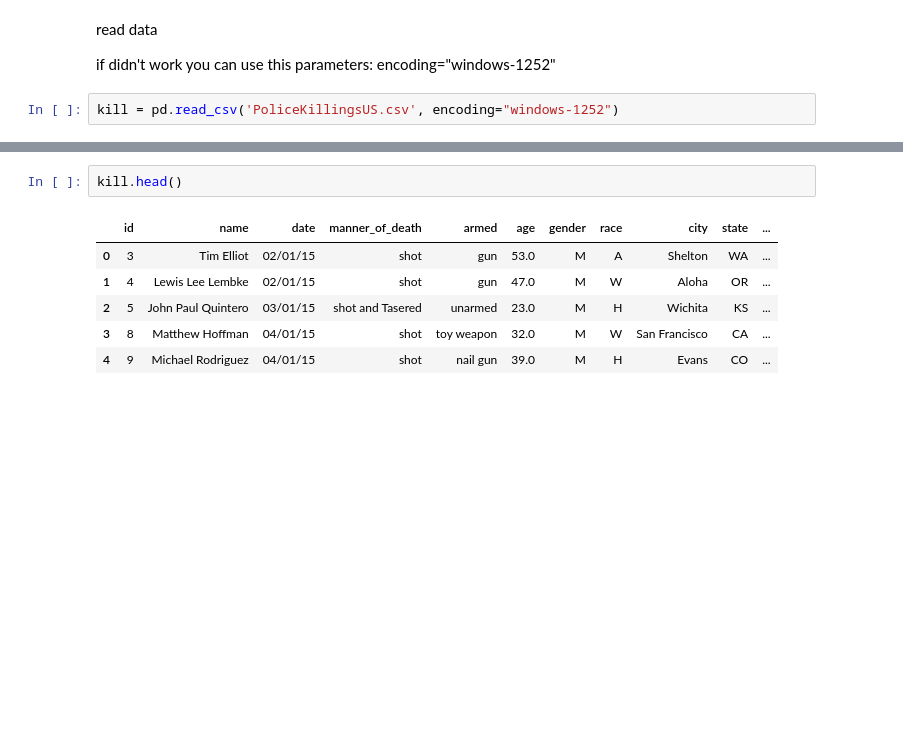
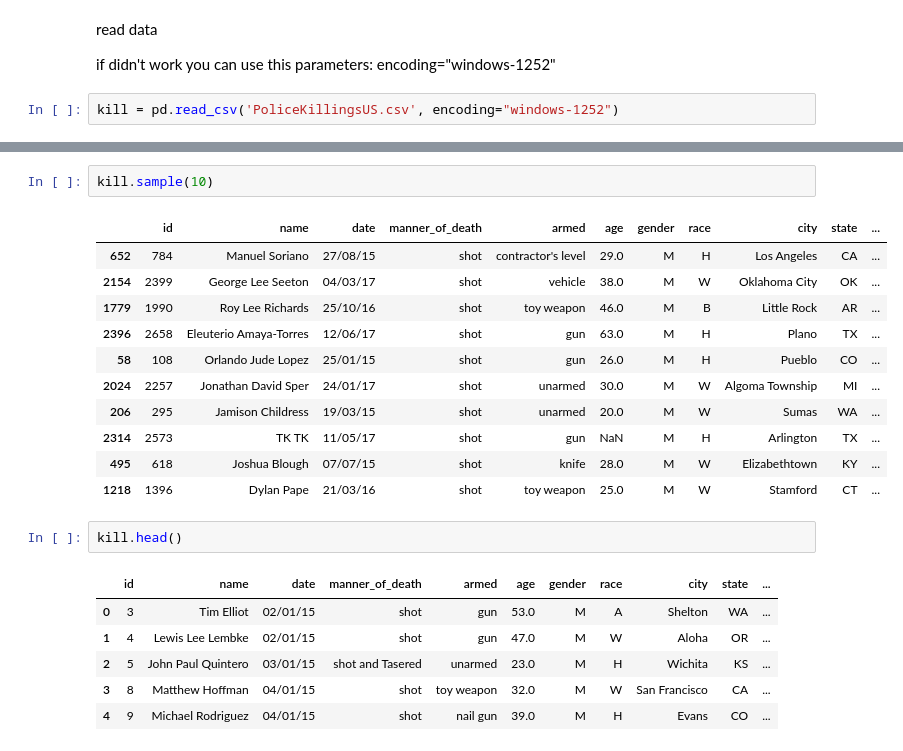
Before and after one commit to MehmetAltinkurt/Data_Science_Assignments, a Jupyter notebook: DVwPY/Assignment-2 (PoliceKillingUS-Seaborn) student.ipynb, the cells around one changed output, grey strips where cells are left out. Drawn from its saved outputs; the diff is of its cells as text; blank space fills up the shorter version.

```diff
--- a/DVwPY/Assignment-2 (PoliceKillingUS-Seaborn) student.ipynb
+++ b/DVwPY/Assignment-2 (PoliceKillingUS-Seaborn) student.ipynb
@@ -27,3 +47,17 @@ kill = pd.read_csv('PoliceKillingsUS.csv', encoding="windows-1252")
+# %%
+kill.sample(10)
+# %% [output]
+|  | id | name | date | manner_of_death | armed | age | gender | race | city | state | ... |
+| 652 | 784 | Manuel Soriano | 27/08/15 | shot | contractor's level | 29.0 | M | H | Los Angeles | CA | ... |
+| 2154 | 2399 | George Lee Seeton | 04/03/17 | shot | vehicle | 38.0 | M | W | Oklahoma City | OK | ... |
+| 1779 | 1990 | Roy Lee Richards | 25/10/16 | shot | toy weapon | 46.0 | M | B | Little Rock | AR | ... |
+| 2396 | 2658 | Eleuterio Amaya-Torres | 12/06/17 | shot | gun | 63.0 | M | H | Plano | TX | ... |
+| 58 | 108 | Orlando Jude Lopez | 25/01/15 | shot | gun | 26.0 | M | H | Pueblo | CO | ... |
+| 2024 | 2257 | Jonathan David Sper | 24/01/17 | shot | unarmed | 30.0 | M | W | Algoma Township | MI | ... |
+| 206 | 295 | Jamison Childress | 19/03/15 | shot | unarmed | 20.0 | M | W | Sumas | WA | ... |
+| 2314 | 2573 | TK TK | 11/05/17 | shot | gun | NaN | M | H | Arlington | TX | ... |
+| 495 | 618 | Joshua Blough | 07/07/15 | shot | knife | 28.0 | M | W | Elizabethtown | KY | ... |
+| 1218 | 1396 | Dylan Pape | 21/03/16 | shot | toy weapon | 25.0 | M | W | Stamford | CT | ... |
 # %%
 kill.head()
 # %% [output]
```
Also changed, not shown: parts of 6 cells of this notebook, 1 other file.
